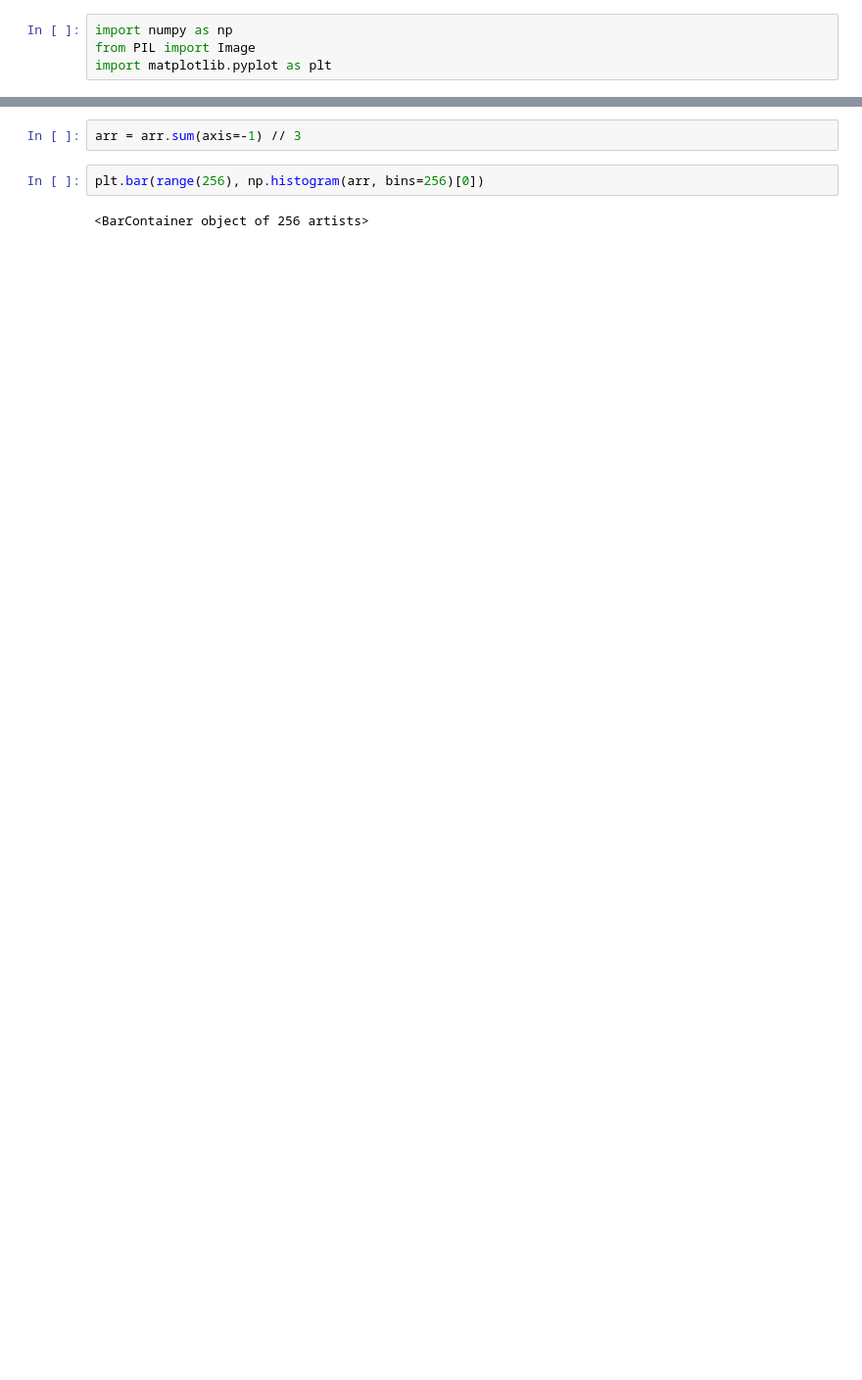
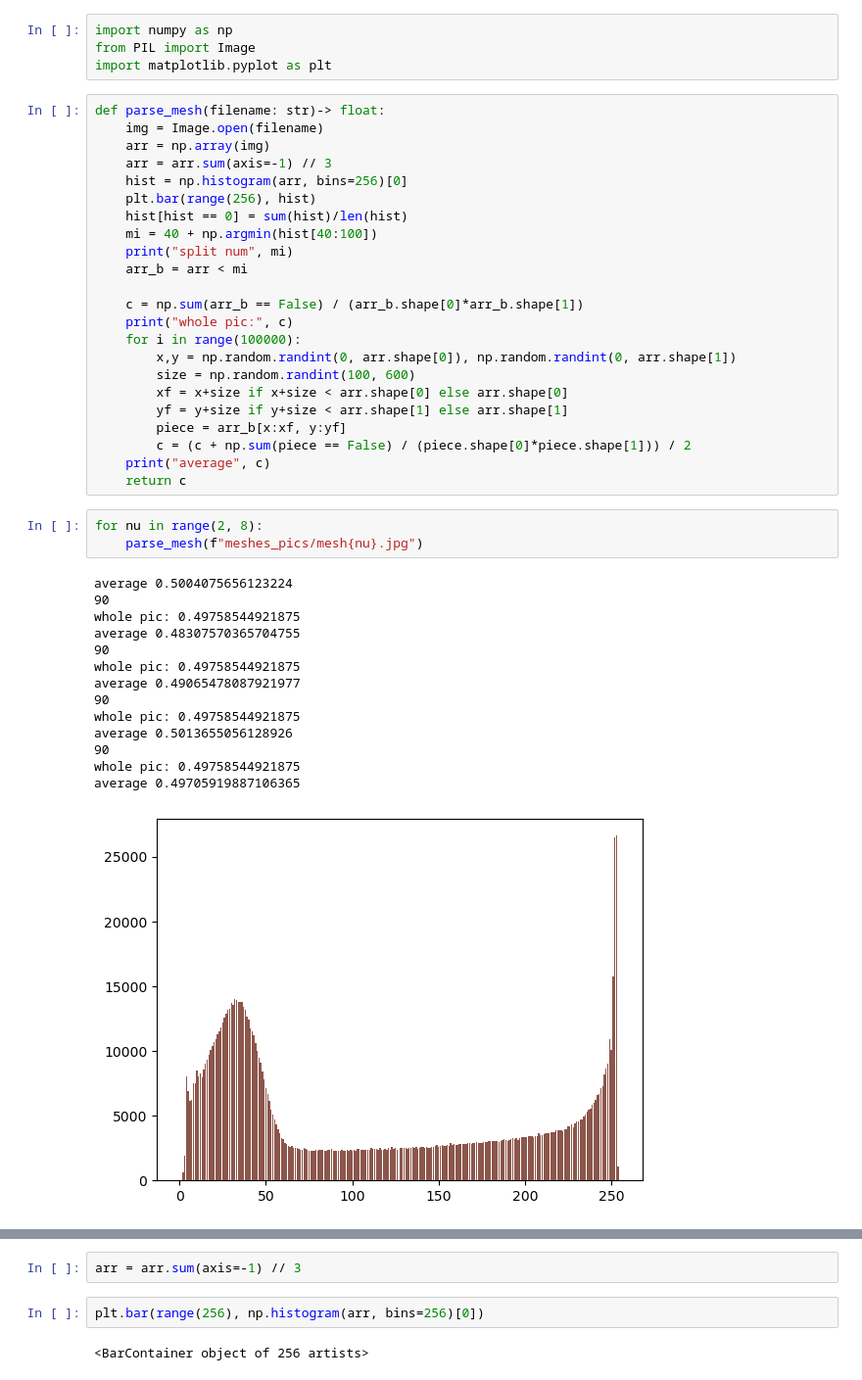
Before and after one commit to nectostr/MetofPrExpData, a Jupyter notebook: percentage_of_holes.ipynb, the cells around one changed output, grey strips where cells are left out. Shown at 98% size. Cells and saved outputs as stored; diff of their text form; blank space fills up the shorter version.

```diff
--- a/percentage_of_holes.ipynb
+++ b/percentage_of_holes.ipynb
@@ -2,3 +2,44 @@
 import numpy as np
 from PIL import Image
 import matplotlib.pyplot as plt
+# %%
+def parse_mesh(filename: str)-> float:
+    img = Image.open(filename)
+    arr = np.array(img)
+    arr = arr.sum(axis=-1) // 3
+    hist = np.histogram(arr, bins=256)[0]
+    plt.bar(range(256), hist)
+    hist[hist == 0] = sum(hist)/len(hist)
+    mi = 40 + np.argmin(hist[40:100])
+    print("split num", mi)
+    arr_b = arr < mi
+
+    c = np.sum(arr_b == False) / (arr_b.shape[0]*arr_b.shape[1])
+    print("whole pic:", c)
+    for i in range(100000):
+        x,y = np.random.randint(0, arr.shape[0]), np.random.randint(0, arr.shape[1])
+        size = np.random.randint(100, 600)
+        xf = x+size if x+size < arr.shape[0] else arr.shape[0]
+        yf = y+size if y+size < arr.shape[1] else arr.shape[1]
+        piece = arr_b[x:xf, y:yf]
+        c = (c + np.sum(piece == False) / (piece.shape[0]*piece.shape[1])) / 2
+    print("average", c)
+    return c
+# %%
+for nu in range(2, 8):
+    parse_mesh(f"meshes_pics/mesh{nu}.jpg")
+# %% [output]
+average 0.5004075656123224
+90
+whole pic: 0.49758544921875
+average 0.48307570365704755
+90
+whole pic: 0.49758544921875
+average 0.49065478087921977
+90
+whole pic: 0.49758544921875
+average 0.5013655056128926
+90
+whole pic: 0.49758544921875
+average 0.49705919887106365
+[figure, added]
```
Also changed, not shown: parts of 12 cells of this notebook.
